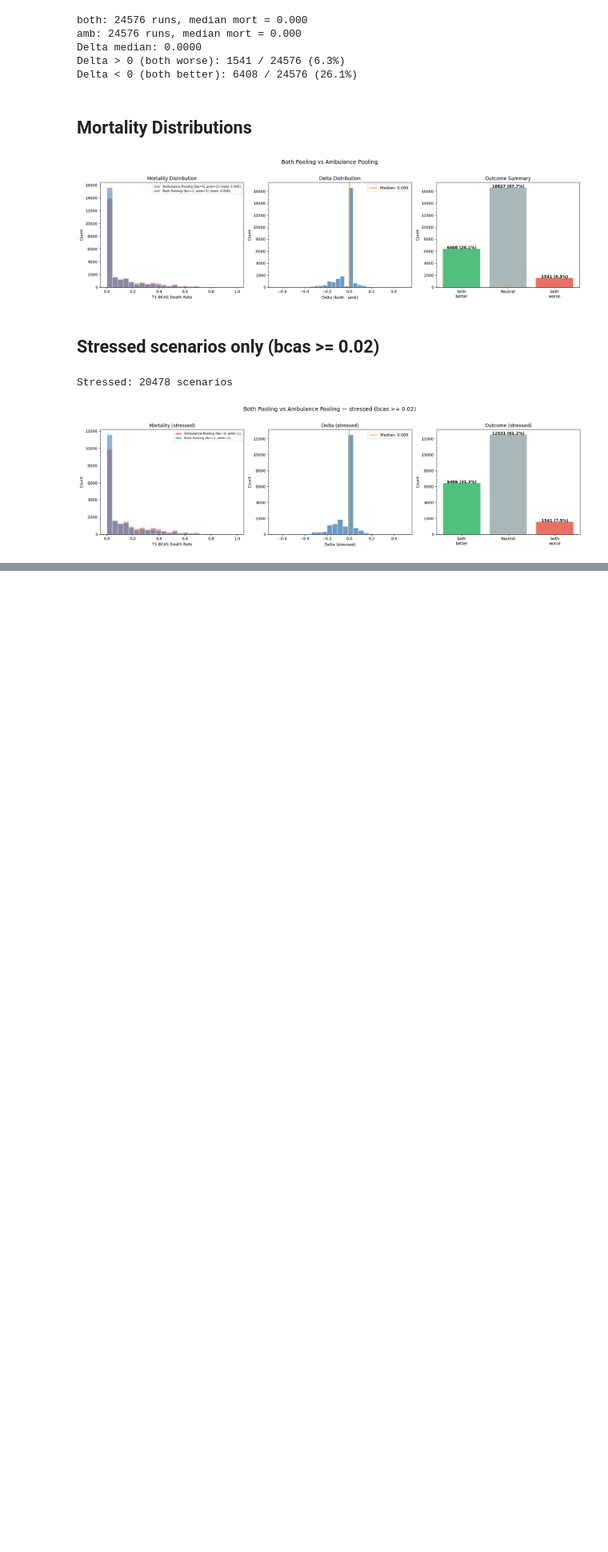
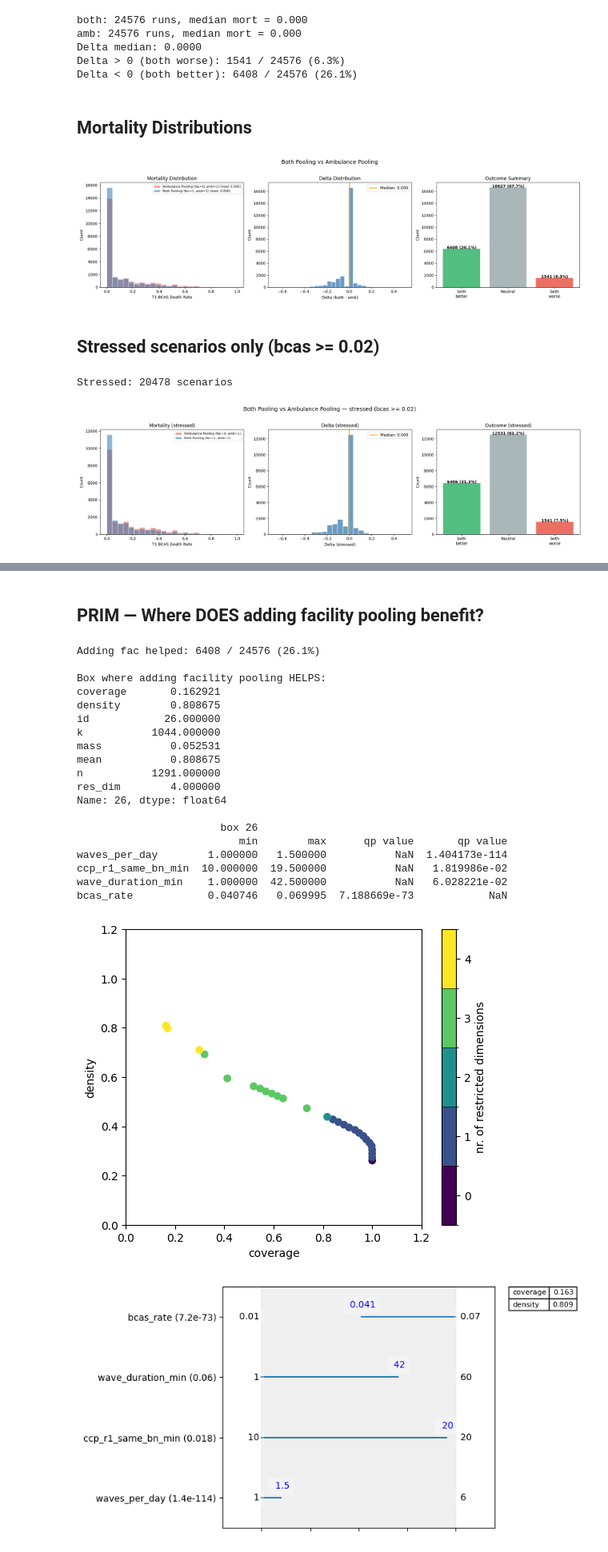
Before and after one commit to EliaTaverna/MENS---Medical-Evacuation-Network-Simulator, a Jupyter notebook: analysis_notebooks/multi_run_analysis/outcome_vs_uncertainty/phase_1_(1rq)/2_btg/sobol_prim/dist_both_vs_amb.ipynb, the cells around one changed output, grey strips where cells are left out. Shown at 80% size. Cells and saved outputs as stored; diff of their text form; code cells hidden in the pictures; blank space fills up the shorter version.

```diff
--- a/analysis_notebooks/multi_run_analysis/outcome_vs_uncertainty/phase_1_(1rq)/2_btg/sobol_prim/dist_both_vs_amb.ipynb
+++ b/analysis_notebooks/multi_run_analysis/outcome_vs_uncertainty/phase_1_(1rq)/2_btg/sobol_prim/dist_both_vs_amb.ipynb
@@ -120,0 +168,41 @@ Stressed: 20478 scenarios
+# %% [markdown]
+## PRIM — Where DOES adding facility pooling benefit?
+# %%
+# Where adding fac DOES help (delta < -0.01)
+y_benefit = (delta < -0.01)
+print(f"Adding fac helped: {y_benefit.sum()} / {len(y_benefit)} ({y_benefit.mean():.1%})")
+
+if y_benefit.sum() >= 10 and y_benefit.sum() < len(y_benefit) * 0.95:
+    p_b = prim.Prim(x, y_benefit, threshold=0.5)
+    box_b = p_b.find_box()
+    box_b.show_tradeoff()
+    print()
+    print("Box where adding facility pooling HELPS:")
+    box_b.inspect(style="graph")
+    box_b.inspect()
+elif y_benefit.sum() >= len(y_benefit) * 0.95:
+    print("Adding fac helps in >95% of cases — no meaningful box to find.")
+else:
+    print("Too few cases for PRIM.")
+# %% [output]
+Adding fac helped: 6408 / 24576 (26.1%)
+
+Box where adding facility pooling HELPS:
+coverage       0.162921
+density        0.808675
+id            26.000000
+k           1044.000000
+mass           0.052531
+mean           0.808675
+n           1291.000000
+res_dim        4.000000
+Name: 26, dtype: float64
+
+                       box 26
+                          min        max      qp value       qp value
+waves_per_day        1.000000   1.500000           NaN  1.404173e-114
+ccp_r1_same_bn_min  10.000000  19.500000           NaN   1.819986e-02
+wave_duration_min    1.000000  42.500000           NaN   6.028221e-02
+bcas_rate            0.040746   0.069995  7.188669e-73            NaN
+[figure, added]
+[figure, added]
```
Also changed, not shown: parts of 2 cells of this notebook.
